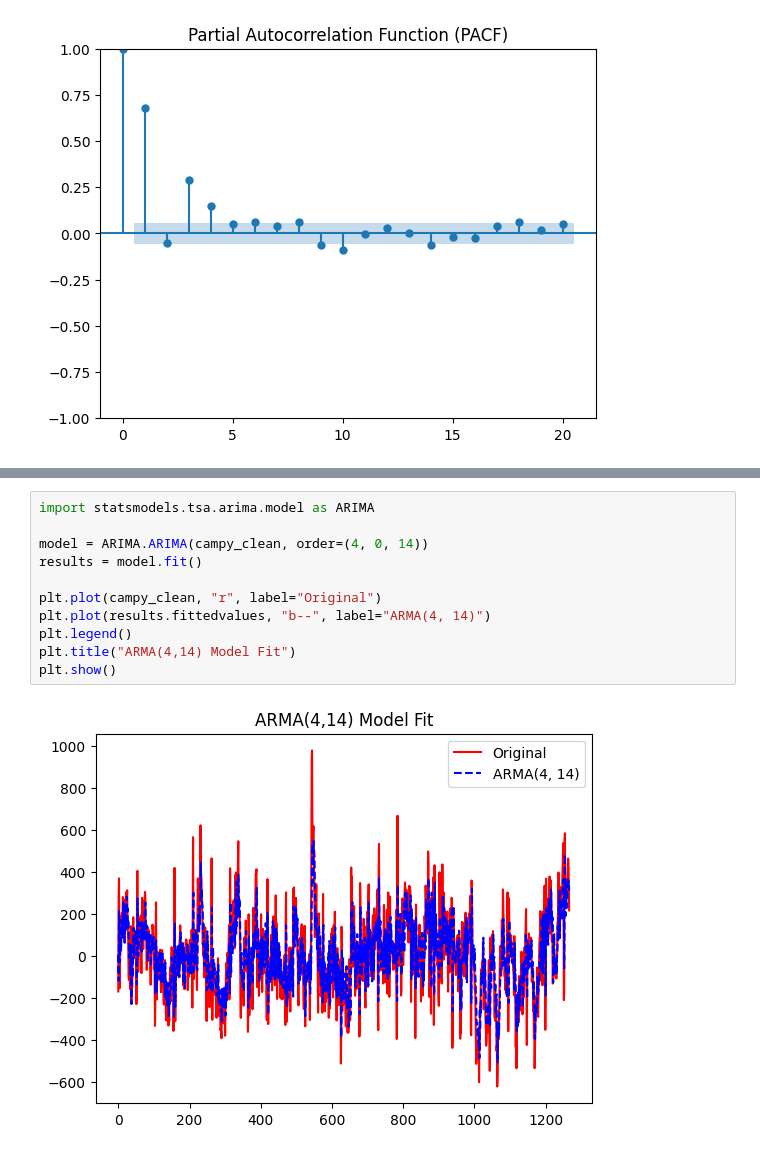
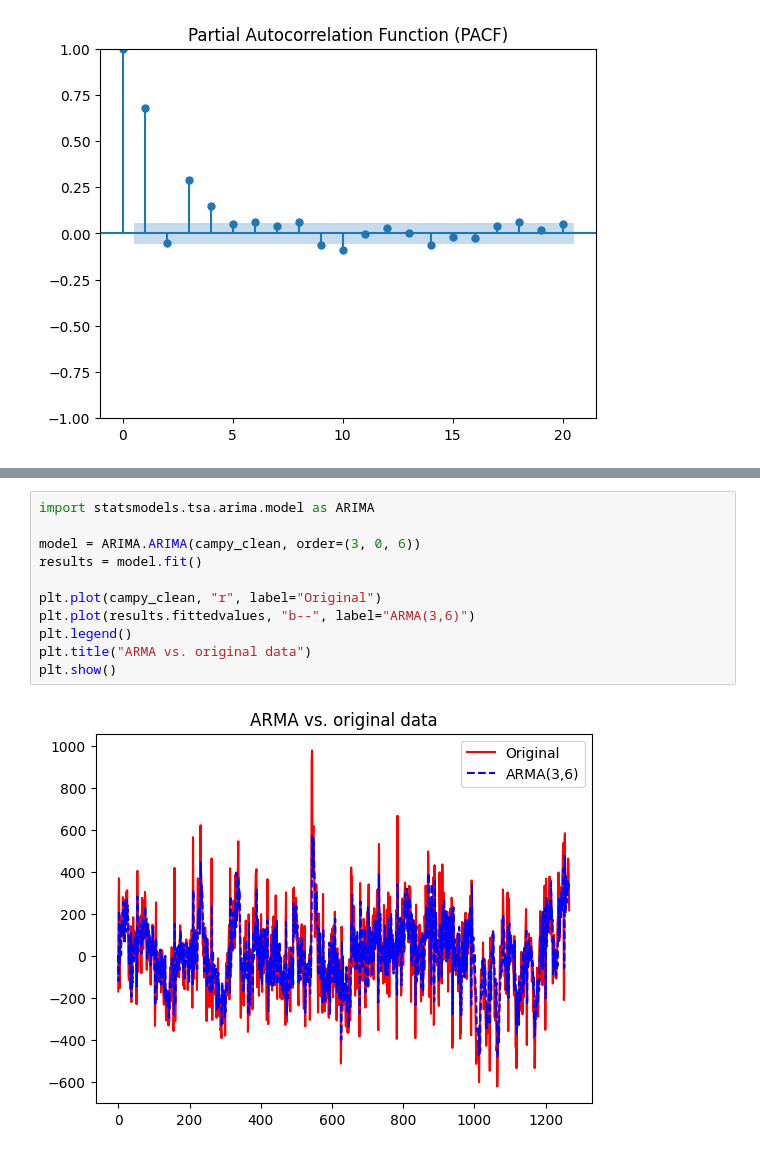
Before and after one commit to anza4662/TS-project, a Jupyter notebook: notebook.ipynb, the cells around one changed output, grey strips where cells are left out. Drawn from its saved outputs; the diff is of its cells as text.

```diff
--- a/notebook.ipynb
+++ b/notebook.ipynb
@@ -58,13 +108,13 @@ plt.show()
 # %%
 import statsmodels.tsa.arima.model as ARIMA
 
-model = ARIMA.ARIMA(campy_clean, order=(4, 0, 14))
+model = ARIMA.ARIMA(campy_clean, order=(3, 0, 6))
 results = model.fit()
 
 plt.plot(campy_clean, "r", label="Original")
-plt.plot(results.fittedvalues, "b--", label="ARMA(4, 14)")
+plt.plot(results.fittedvalues, "b--", label="ARMA(3,6)")
 plt.legend()
-plt.title("ARMA(4,14) Model Fit")
+plt.title("ARMA vs. original data")
 plt.show()
 # %% [output]
-[figure, old version]
+[figure, new version]
```
Also changed, not shown: parts of 3 cells of this notebook, 4 other files.
